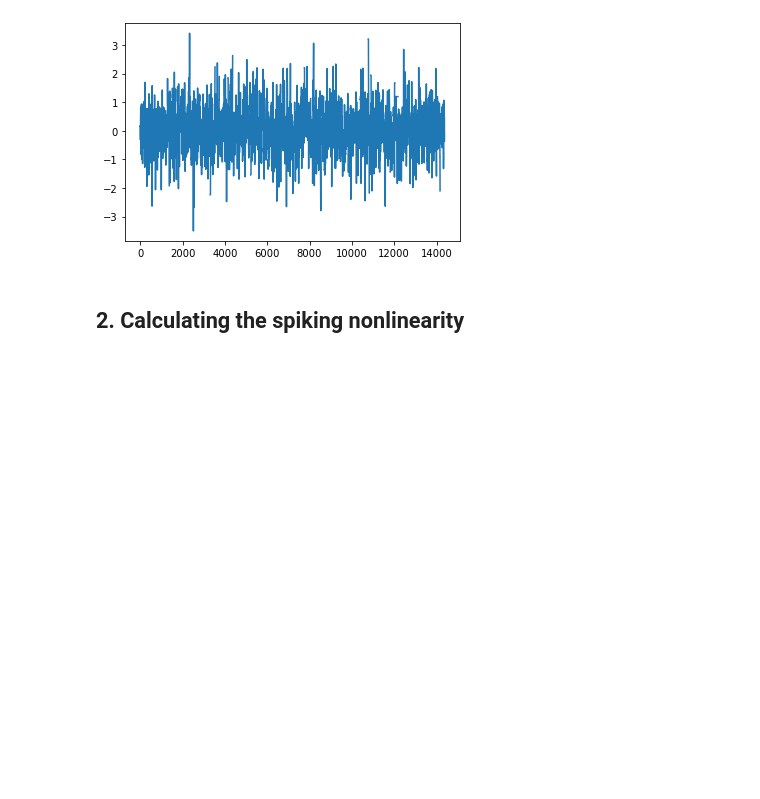
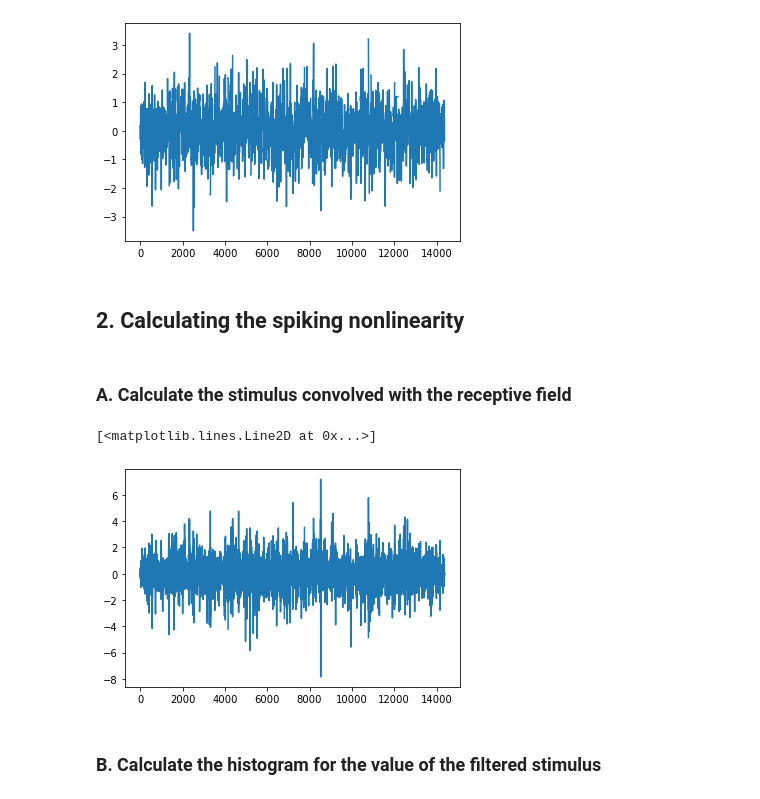
Before and after one commit to NeuroTheoryUMD/mattjac, a Jupyter notebook: sta_exercise.ipynb, the cells around one changed output. Drawn from its saved outputs; the diff is of its cells as text; code cells hidden in the pictures; blank space fills up the shorter version.

```diff
--- a/sta_exercise.ipynb
+++ b/sta_exercise.ipynb
@@ -178,3 +178,15 @@ plt.plot(sta)
 [figure]
 # %% [markdown]
 ## 2. Calculating the spiking nonlinearity
+# %% [markdown]
+### A. Calculate the stimulus convolved with the receptive field
+# %%
+# assuming the STA is the receptive field, convolve the STA with the stims (just multiply them?)
+# TODO: this is most likely not right
+convolved = sta * merged[w:,0]
+plt.plot(convolved)
+# %% [output]
+[<matplotlib.lines.Line2D at 0x...>]
+[figure, added]
+# %% [markdown]
+### B. Calculate the histogram for the value of the filtered stimulus
```
Also changed, not shown: parts of 3 cells of this notebook.
